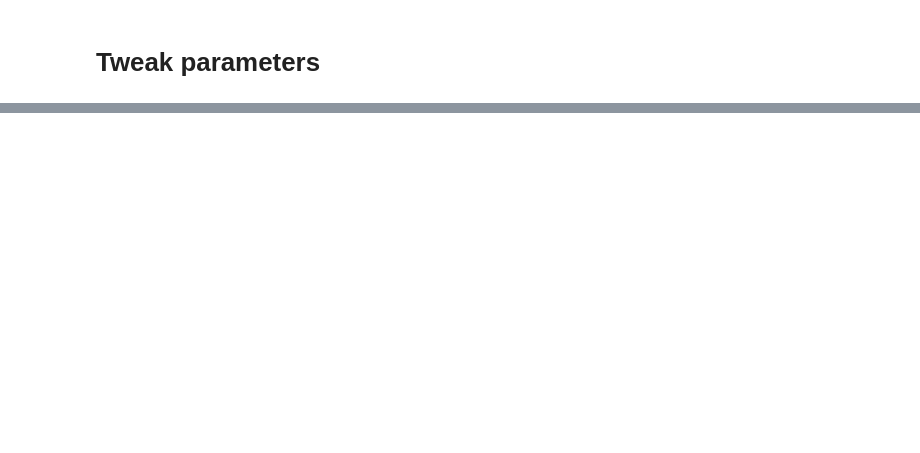
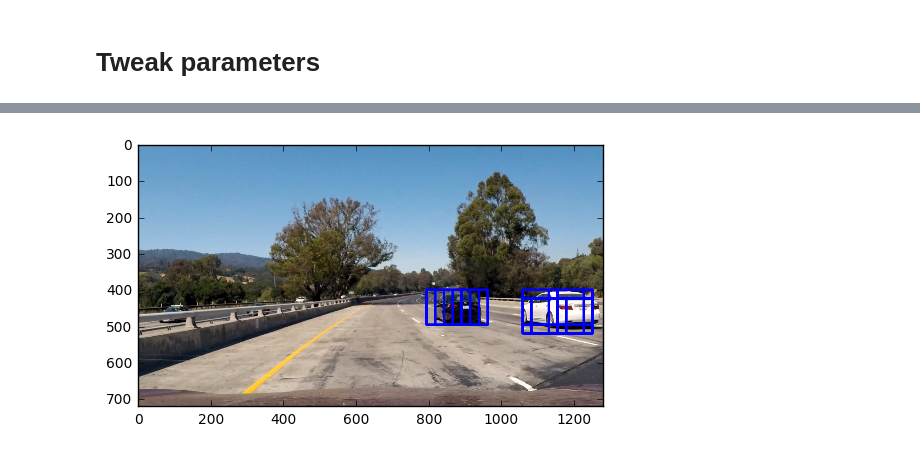
Before and after one commit to wolfapple/CarND-Vehicle-Detection, a Jupyter notebook: P5.ipynb, the cells around one changed output, grey strips where cells are left out. Cells and saved outputs as stored; diff of their text form; code cells hidden in the pictures; blank space fills up the shorter version.

Commit message:
Train, Window Search

```diff
--- a/P5.ipynb
+++ b/P5.ipynb
@@ -320,0 +328,17 @@ For these 10 labels:  [ 0.  0.  1.  0.  0.  0.  0.  0.  1.  1.]
+# %%
+car_features = extract_features(cars, cspace=colorspace, spatial_size=(spatial, spatial),
+                                hist_bins=histbin, hist_range=(0, 256),
+                                orient=orient, pix_per_cell=pix_per_cell, cell_per_block=cell_per_block, hog_channel=hog_channel,
+                                spatial_feat=spatial_on, hist_feat=hist_on)
+notcar_features = extract_features(notcars, cspace=colorspace, spatial_size=(spatial, spatial),
+                                   hist_bins=histbin, hist_range=(0, 256),
+                                   orient=orient, pix_per_cell=pix_per_cell, cell_per_block=cell_per_block, hog_channel=hog_channel,
+                                   spatial_feat=spatial_on, hist_feat=hist_on)
+
+X = np.vstack((car_features, notcar_features)).astype(np.float64)
+X_scaler = StandardScaler().fit(X)
+scaled_X = X_scaler.transform(X)
+y = np.hstack((np.ones(len(car_features)), np.zeros(len(notcar_features))))
+
+svc = LinearSVC()
+svc.fit(scaled_X, y)
@@ -320,0 +352,77 @@ For these 10 labels:  [ 0.  0.  1.  0.  0.  0.  0.  0.  1.  1.]
+# %%
+# Define a single function that can extract features using hog sub-sampling and make predictions
+def find_cars(img, ystart, ystop, scale, svc, X_scaler, orient, pix_per_cell, cell_per_block, spatial_size, hist_bins):
+    img_tosearch = img[ystart:ystop,:,:]
+    ctrans_tosearch = cv2.cvtColor(img_tosearch, cv2.COLOR_RGB2YCrCb)
+    if scale != 1:
+        imshape = ctrans_tosearch.shape
+        ctrans_tosearch = cv2.resize(ctrans_tosearch, (np.int(imshape[1]/scale), np.int(imshape[0]/scale)))
+
+    ch1 = ctrans_tosearch[:,:,0]
+    ch2 = ctrans_tosearch[:,:,1]
+    ch3 = ctrans_tosearch[:,:,2]
+
+    # Define blocks and steps as above
+    nxblocks = (ch1.shape[1] // pix_per_cell)-1
+    nyblocks = (ch1.shape[0] // pix_per_cell)-1
+    nfeat_per_block = orient*cell_per_block**2
+    # 64 was the orginal sampling rate, with 8 cells and 8 pix per cell
+    window = 64
+    nblocks_per_window = (window // pix_per_cell)-1
+    cells_per_step = 2  # Instead of overlap, define how many cells to step
+    nxsteps = (nxblocks - nblocks_per_window) // cells_per_step
+    nysteps = (nyblocks - nblocks_per_window) // cells_per_step
+
+    # Compute individual channel HOG features for the entire image
+    hog1 = get_hog_features(ch1, orient, pix_per_cell, cell_per_block, feature_vec=False)
+    hog2 = get_hog_features(ch2, orient, pix_per_cell, cell_per_block, feature_vec=False)
+    hog3 = get_hog_features(ch3, orient, pix_per_cell, cell_per_block, feature_vec=False)
+
+    box_list = []
+    for xb in range(nxsteps):
+        for yb in range(nysteps):
+            ypos = yb*cells_per_step
+            xpos = xb*cells_per_step
+            # Extract HOG for this patch
+            hog_feat1 = hog1[ypos:ypos+nblocks_per_window, xpos:xpos+nblocks_per_window].ravel()
+            hog_feat2 = hog2[ypos:ypos+nblocks_per_window, xpos:xpos+nblocks_per_window].ravel()
+            hog_feat3 = hog3[ypos:ypos+nblocks_per_window, xpos:xpos+nblocks_per_window].ravel()
+            hog_features = np.hstack((hog_feat1, hog_feat2, hog_feat3))
+
+            xleft = xpos*pix_per_cell
+            ytop = ypos*pix_per_cell
+
+            # Extract the image patch
+            subimg = cv2.resize(ctrans_tosearch[ytop:ytop+window, xleft:xleft+window], (64,64))
+
+            # Get color features
+            spatial_features = bin_spatial(subimg, size=spatial_size)
+            _,_,_,_,hist_features = color_hist(subimg, nbins=hist_bins)
+
+            # Scale features and make a prediction
+            test_features = X_scaler.transform(np.hstack((spatial_features, hist_features, hog_features)).reshape(1, -1))
+            test_prediction = svc.predict(test_features)
+
+            if test_prediction == 1:
+                xbox_left = np.int(xleft*scale)
+                ytop_draw = np.int(ytop*scale)
+                win_draw = np.int(window*scale)
+                box_list.append(((xbox_left, ytop_draw+ystart),(xbox_left+win_draw,ytop_draw+win_draw+ystart)))
+
+    return box_list
+
+# Test Images
+ystart = 400
+ystop = 656
+scale = 1.5
+
+test_images = glob.glob('test_images/*.jpg')
+for test_image in test_images:
+    img = mpimg.imread(test_image)
+    box_list = find_cars(img, ystart, ystop, scale, svc, X_scaler, orient, pix_per_cell, cell_per_block, (spatial, spatial), histbin)
+    for box in box_list:
+        cv2.rectangle(img,(box[0][0],box[0][1]),(box[1][0],box[1][1]),(0,0,255),5)
+    plt.imshow(img)
+    plt.figure()
+# %% [output]
+[figure, added]
```
Also changed, not shown: parts of 11 cells of this notebook, 7 other files.
